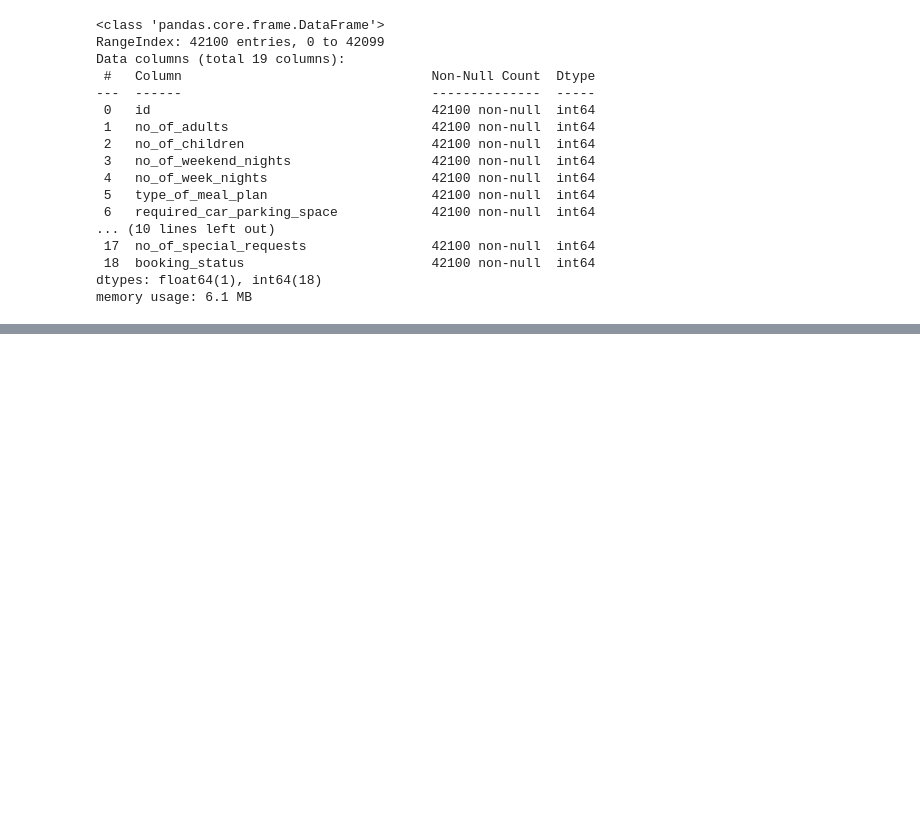
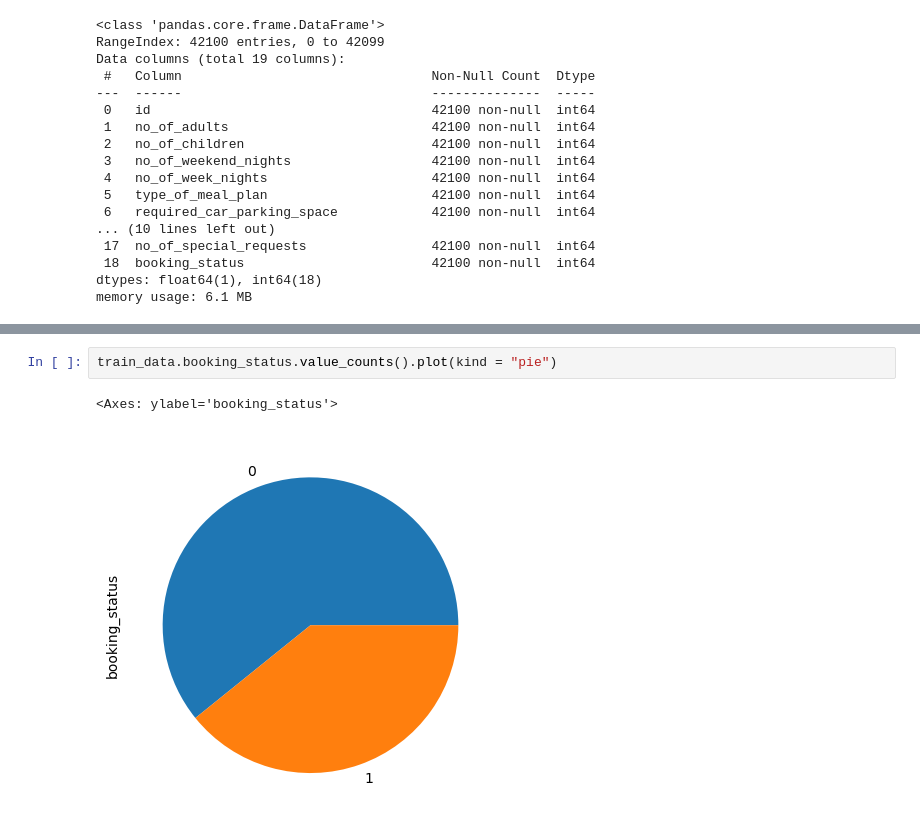
Before and after one commit to centralpenguin/DataScience, a Jupyter notebook: BookingStatus/Untitled.ipynb, the cells around one changed output, grey strips where cells are left out. Drawn from its saved outputs; the diff is of its cells as text; blank space fills up the shorter version.

```diff
--- a/BookingStatus/Untitled.ipynb
+++ b/BookingStatus/Untitled.ipynb
@@ -80,0 +110,5 @@ memory usage: 6.1 MB
+# %%
+train_data.booking_status.value_counts().plot(kind = "pie")
+# %% [output]
+<Axes: ylabel='booking_status'>
+[figure, added]
```
Also changed, not shown: parts of 4 cells of this notebook.
